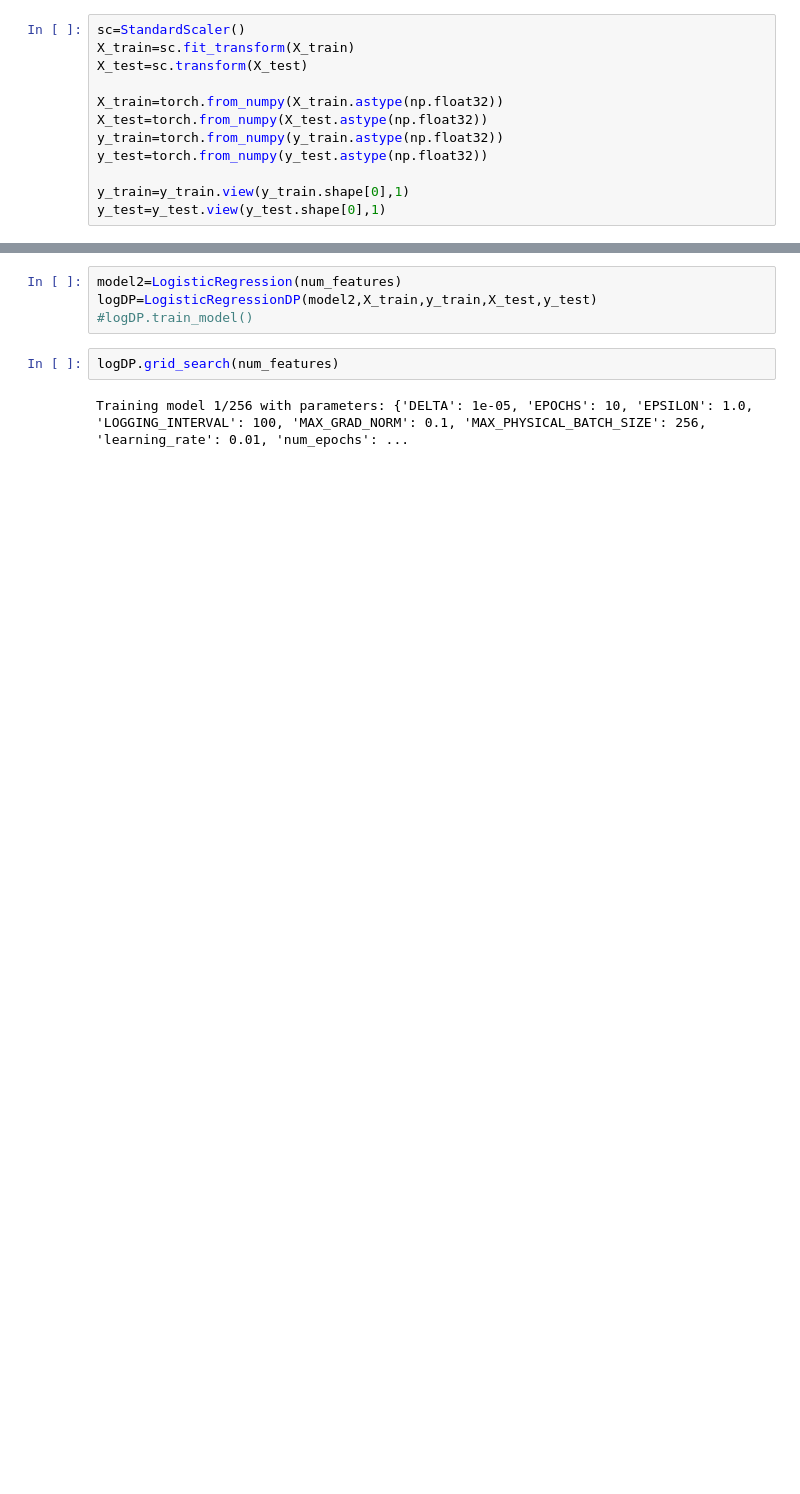
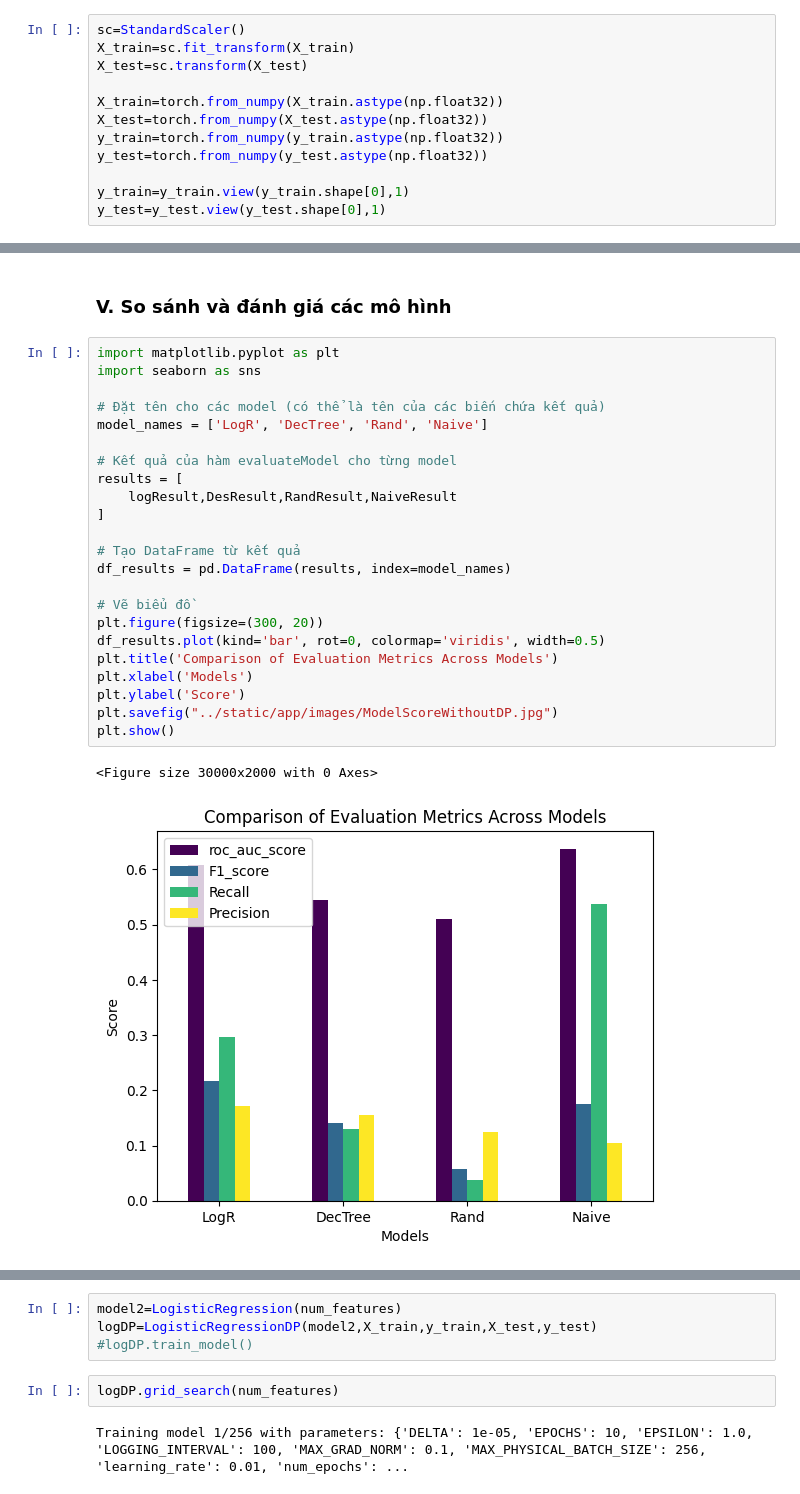
Before and after one commit to trilm1/StruckPredict, a Jupyter notebook: home/Model/stepbystepBuildModel.ipynb, the cells around one changed output, grey strips where cells are left out. Saved outputs shown, nothing was run; the diff lists cells and outputs as text; blank space fills up the shorter version.

```diff
--- a/home/Model/stepbystepBuildModel.ipynb
+++ b/home/Model/stepbystepBuildModel.ipynb
@@ -552,0 +579,28 @@ Precision = 0.15859030837004406
+# %% [markdown]
+### V. So sánh và đánh giá các mô hình
+# %%
+import matplotlib.pyplot as plt
+import seaborn as sns
+
+# Đặt tên cho các model (có thể là tên của các biến chứa kết quả)
+model_names = ['LogR', 'DecTree', 'Rand', 'Naive']
+
+# Kết quả của hàm evaluateModel cho từng model
+results = [
+    logResult,DesResult,RandResult,NaiveResult
+]
+
+# Tạo DataFrame từ kết quả
+df_results = pd.DataFrame(results, index=model_names)
+
+# Vẽ biểu đồ
+plt.figure(figsize=(300, 20))
+df_results.plot(kind='bar', rot=0, colormap='viridis', width=0.5)
+plt.title('Comparison of Evaluation Metrics Across Models')
+plt.xlabel('Models')
+plt.ylabel('Score')
+plt.savefig("../static/app/images/ModelScoreWithoutDP.jpg")
+plt.show()
+# %% [output]
+<Figure size 30000x2000 with 0 Axes>
+[figure, added]
```
Also changed, not shown: parts of 54 cells of this notebook, 15 other files.
